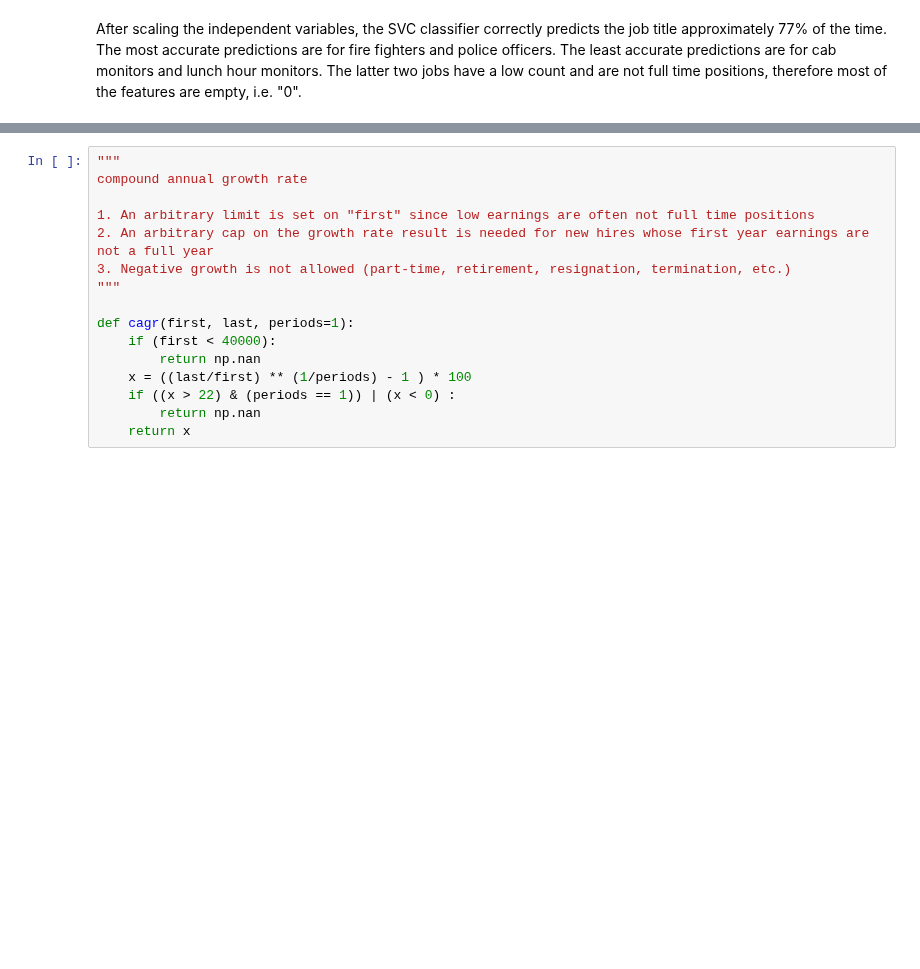
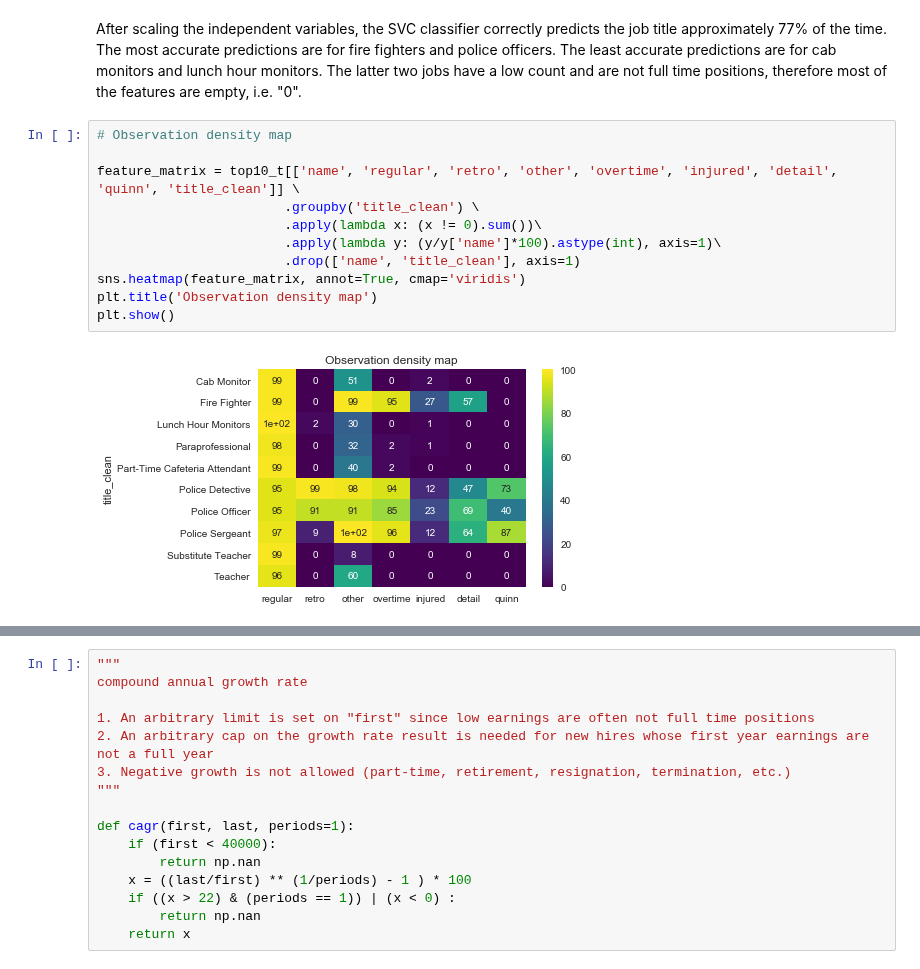
Before and after one commit to Turanga1/Springboard_DataScience, a Jupyter notebook: Capstone 1 - Boston Earnings Report/boston_earnings_analysis.ipynb, the cells around one changed output, grey strips where cells are left out. Cells and saved outputs as stored; diff of their text form; blank space fills up the shorter version.

```diff
--- a/Capstone 1 - Boston Earnings Report/boston_earnings_analysis.ipynb
+++ b/Capstone 1 - Boston Earnings Report/boston_earnings_analysis.ipynb
@@ -247,2 +391,15 @@ mean cv score: 0.7647148888372726
 # %% [markdown]
 After scaling the independent variables, the SVC classifier correctly predicts the job title approximately 77% of the time. The most accurate predictions are for fire fighters and police officers. The least accurate predictions are for cab monitors and lunch hour monitors. The latter two jobs have a low count and are not full time positions, therefore most of the features are empty, i.e. "0".
+# %%
+# Observation density map
+
+feature_matrix = top10_t[['name', 'regular', 'retro', 'other', 'overtime', 'injured', 'detail', 'quinn', 'title_clean']] \
+                        .groupby('title_clean') \
+                        .apply(lambda x: (x != 0).sum())\
+                        .apply(lambda y: (y/y['name']*100).astype(int), axis=1)\
+                        .drop(['name', 'title_clean'], axis=1)
+sns.heatmap(feature_matrix, annot=True, cmap='viridis')
+plt.title('Observation density map')
+plt.show()
+# %% [output]
+[figure, added]
```
Also changed, not shown: parts of 57 cells of this notebook.
